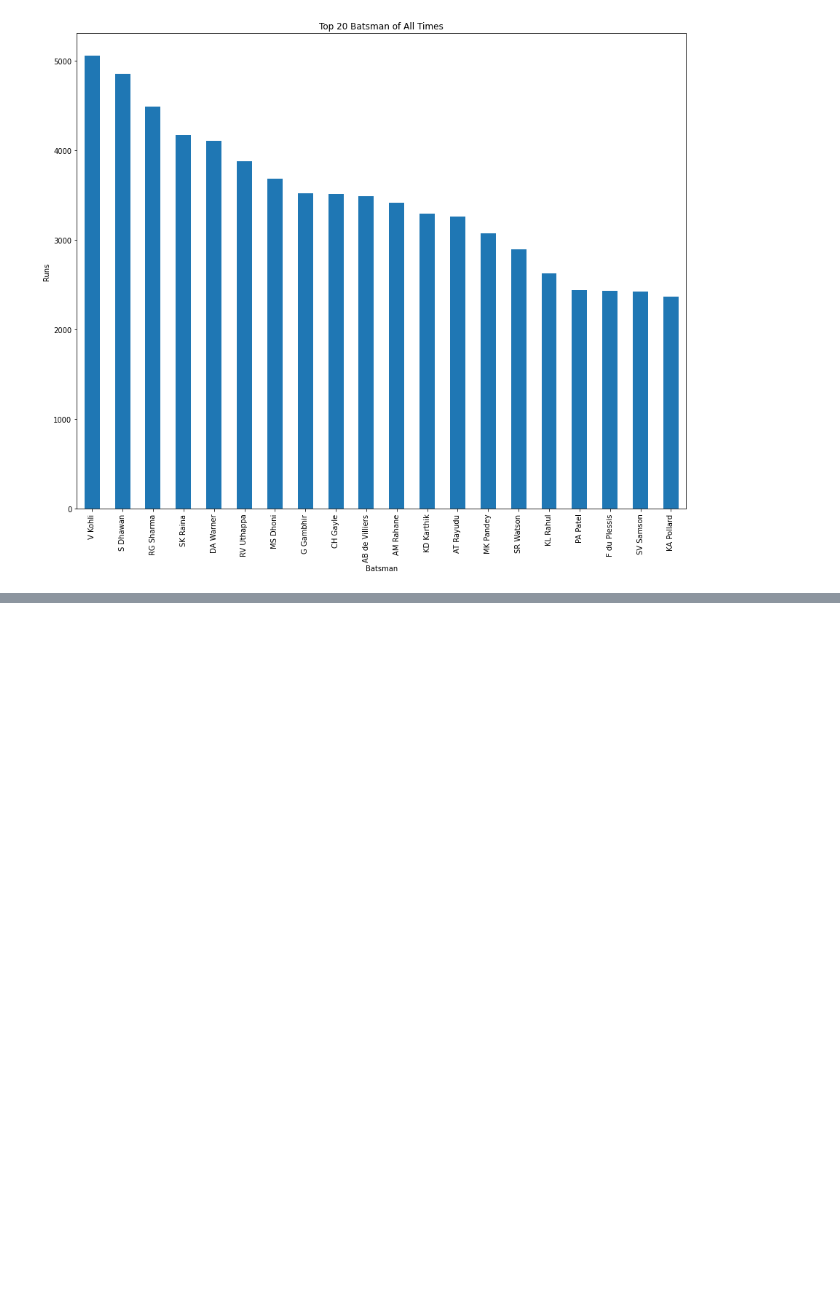
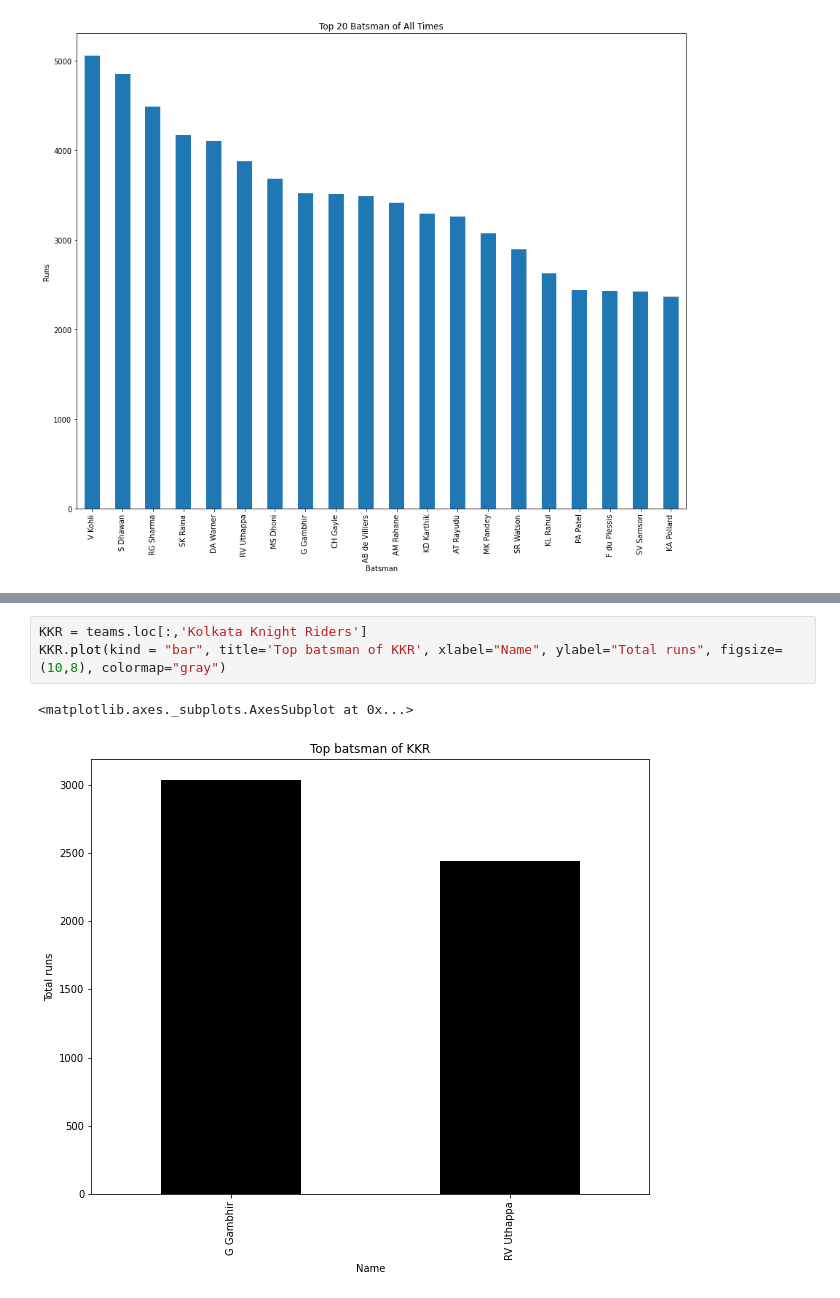
Before and after one commit to arnavkundalia/Sports-Feed, a Jupyter notebook: ML_Project.ipynb, the cells around one changed output, grey strips where cells are left out. Saved outputs shown, nothing was run; the diff lists cells and outputs as text; blank space fills up the shorter version.

```diff
--- a/ML_Project.ipynb
+++ b/ML_Project.ipynb
@@ -147,0 +167,6 @@ RCB.plot(kind = "bar", title='Top 3 batsman of RCB', xlabel="Name", ylabel="Tota
+# %%
+KKR = teams.loc[:,'Kolkata Knight Riders']
+KKR.plot(kind = "bar", title='Top batsman of KKR', xlabel="Name", ylabel="Total runs", figsize=(10,8), colormap="gray")
+# %% [output]
+<matplotlib.axes._subplots.AxesSubplot at 0x...>
+[figure, added]
```
Also changed, not shown: parts of 12 cells of this notebook.
